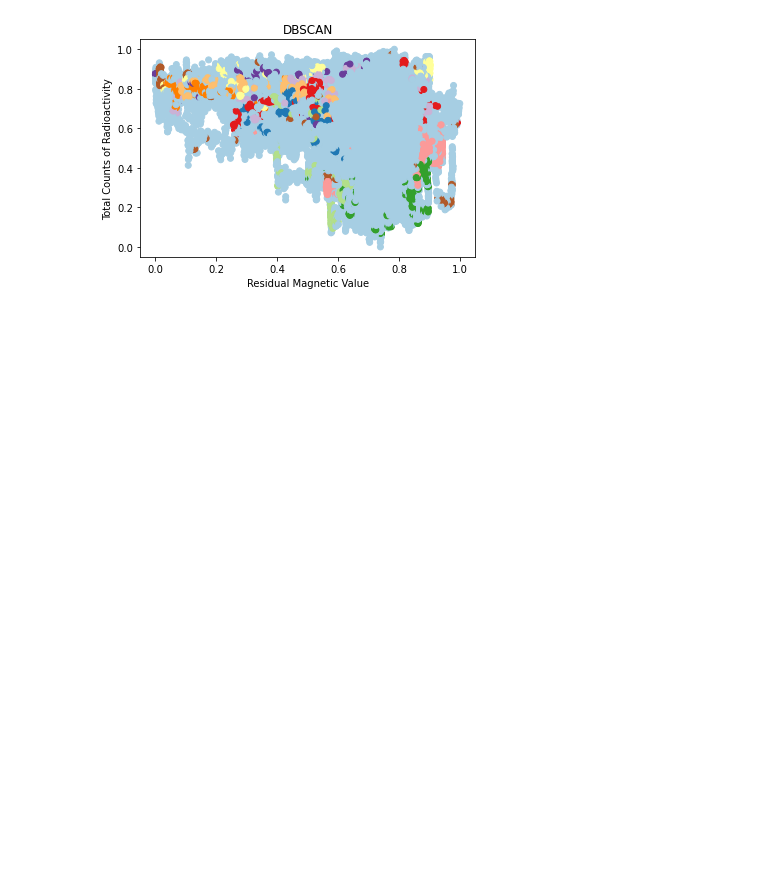
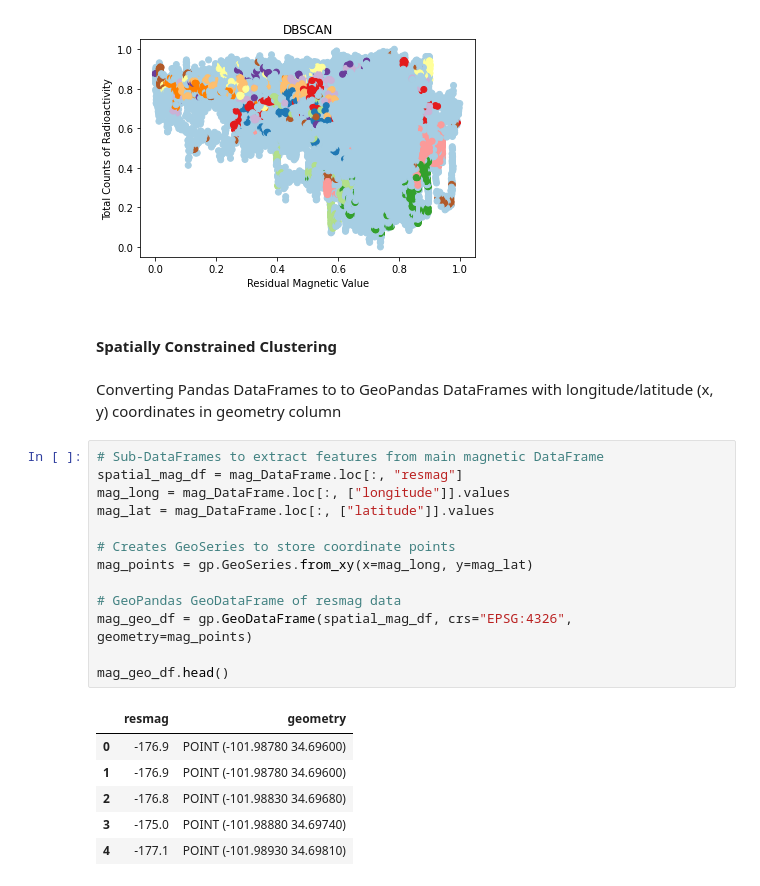
Before and after one commit to malbert131/FRI_Group_4_Project, a Jupyter notebook: main.ipynb, the cells around one changed output. Drawn from its saved outputs; the diff is of its cells as text; blank space fills up the shorter version.

Commit message:
GeoDataFrames for rad and mag data

```diff
--- a/main.ipynb
+++ b/main.ipynb
@@ -388,3 +389,27 @@ plt.ylabel("Total Counts of Radioactivity")
 # %% [output]
 Text(0, 0.5, 'Total Counts of Radioactivity')
 [figure]
+# %% [markdown]
+#### Spatially Constrained Clustering
+# %% [markdown]
+Converting Pandas DataFrames to to GeoPandas DataFrames with longitude/latitude (x, y) coordinates in geometry column
+# %%
+# Sub-DataFrames to extract features from main magnetic DataFrame
+spatial_mag_df = mag_DataFrame.loc[:, "resmag"]
+mag_long = mag_DataFrame.loc[:, ["longitude"]].values
+mag_lat = mag_DataFrame.loc[:, ["latitude"]].values
+
+# Creates GeoSeries to store coordinate points
+mag_points = gp.GeoSeries.from_xy(x=mag_long, y=mag_lat)
+
+# GeoPandas GeoDataFrame of resmag data
+mag_geo_df = gp.GeoDataFrame(spatial_mag_df, crs="EPSG:4326", geometry=mag_points)
+
+mag_geo_df.head()
+# %% [output]
+|  | resmag | geometry |
+| 0 | -176.9 | POINT (-101.98780 34.69600) |
+| 1 | -176.9 | POINT (-101.98780 34.69600) |
+| 2 | -176.8 | POINT (-101.98830 34.69680) |
+| 3 | -175.0 | POINT (-101.98880 34.69740) |
+| 4 | -177.1 | POINT (-101.98930 34.69810) |
```
Also changed, not shown: parts of 2 cells of this notebook.
